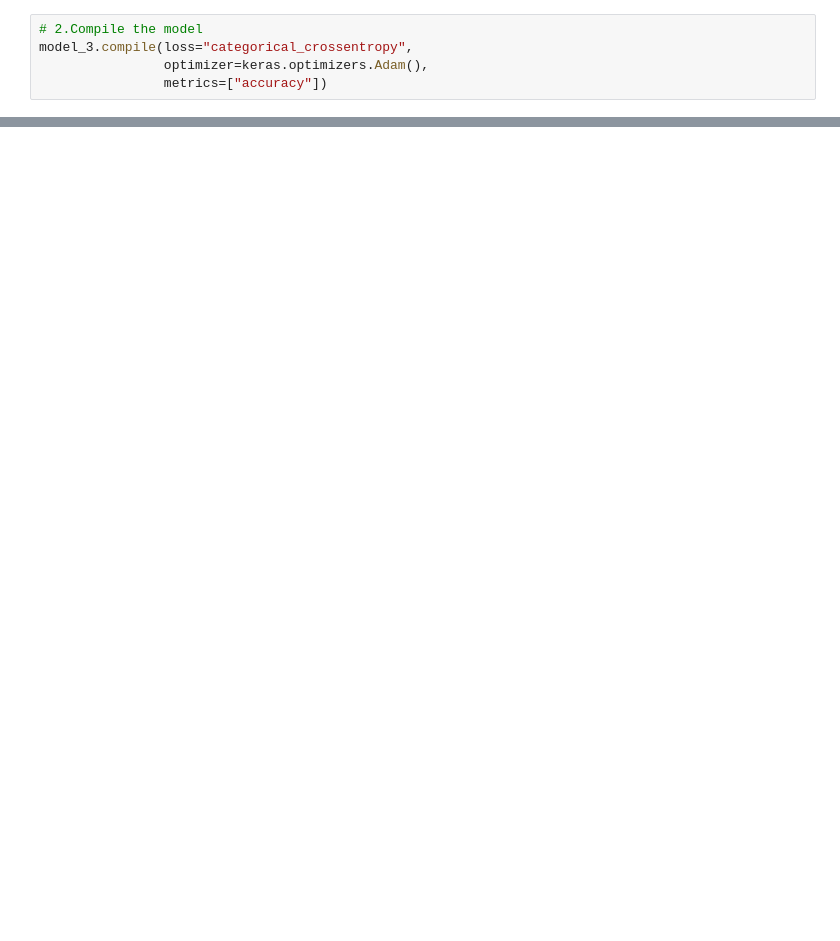
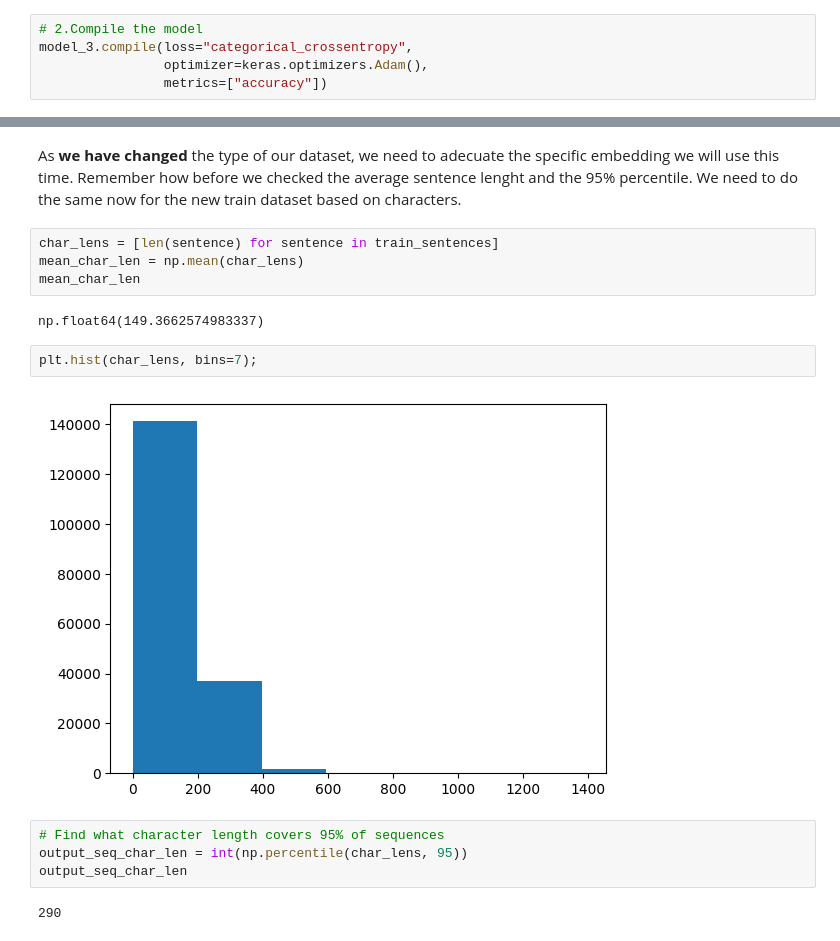
Before and after one commit to davalpez/MyKaggle, a Jupyter notebook: Tensorflow basics/NLP-Project-Simplify.ipynb, the cells around one changed output, grey strips where cells are left out. Saved outputs shown, nothing was run; the diff lists cells and outputs as text; blank space fills up the shorter version.

```diff
--- a/Tensorflow basics/NLP-Project-Simplify.ipynb
+++ b/Tensorflow basics/NLP-Project-Simplify.ipynb
@@ -1009,0 +1091,18 @@ TypeError: in user code:
+# %% [markdown]
+As **we have changed** the type of our dataset, we need to adecuate the specific embedding we will use this time. Remember how before we checked the average sentence lenght and the 95% percentile. We need to do the same now for the new train dataset based on characters.
+# %%
+char_lens = [len(sentence) for sentence in train_sentences]
+mean_char_len = np.mean(char_lens)
+mean_char_len
+# %% [output]
+np.float64(149.3662574983337)
+# %%
+plt.hist(char_lens, bins=7);
+# %% [output]
+[figure, added]
+# %%
+# Find what character length covers 95% of sequences
+output_seq_char_len = int(np.percentile(char_lens, 95))
+output_seq_char_len
+# %% [output]
+290
```
Also changed, not shown: parts of 175 cells of this notebook, 4 other files.
